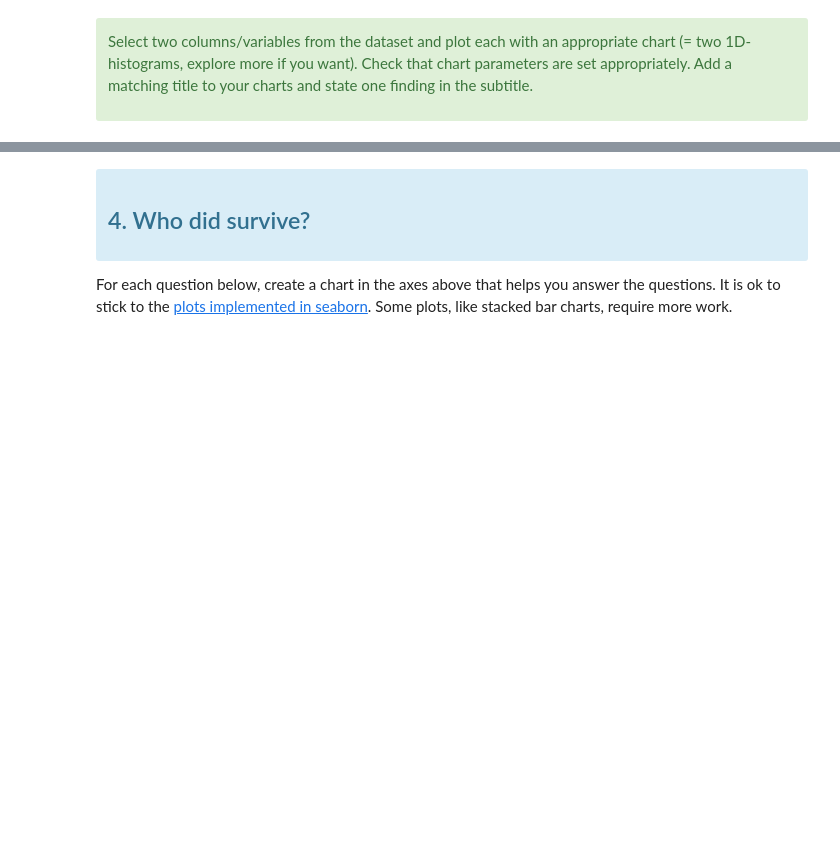
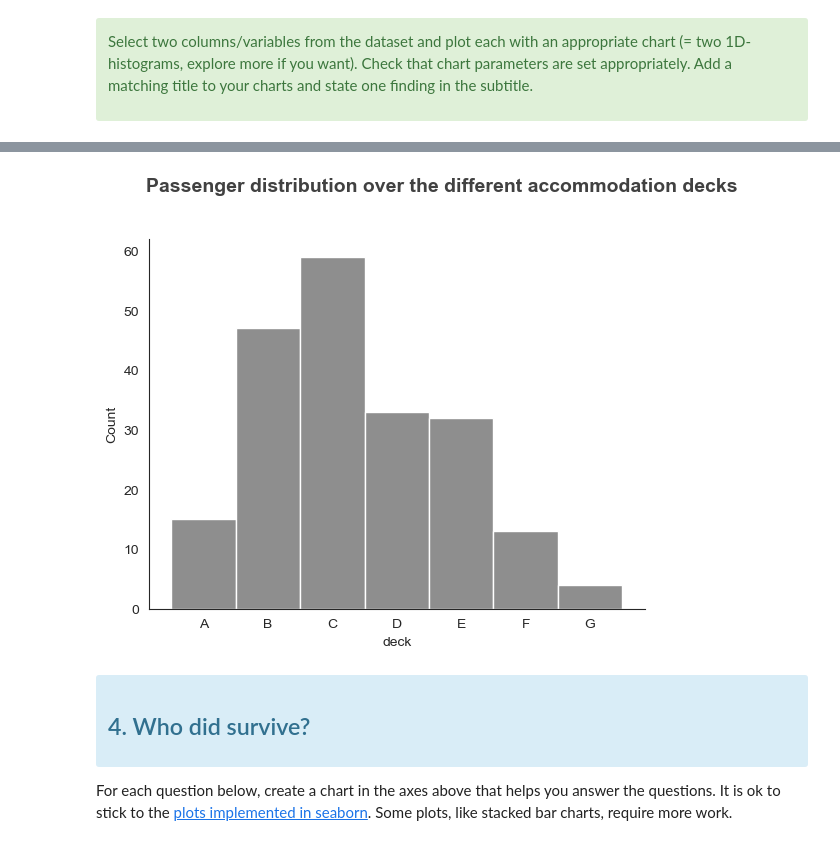
Before and after one commit to schwedeErik/DataVisualization, a Jupyter notebook: Assignment3_DataExploration/A3_DataExploration.ipynb, the cells around one changed output, grey strips where cells are left out. Cells and saved outputs as stored; diff of their text form; code cells hidden in the pictures; blank space fills up the shorter version.

```diff
--- a/Assignment3_DataExploration/A3_DataExploration.ipynb
+++ b/Assignment3_DataExploration/A3_DataExploration.ipynb
@@ -156,3 +246,9 @@ sns.despine()
+# %%
+p2 = sns.histplot(data=titanic["deck"], color="dimgray")
+p2.text(x=-.9, y=70, s="Passenger distribution over the different accommodation decks", fontsize=14, fontweight='semibold', color='#414141')
+sns.despine()
+# %% [output]
+[figure, added]
 # %% [markdown]
 <div class="alert alert-info">
 
```
Also changed, not shown: parts of 27 cells of this notebook, 2 other files.
